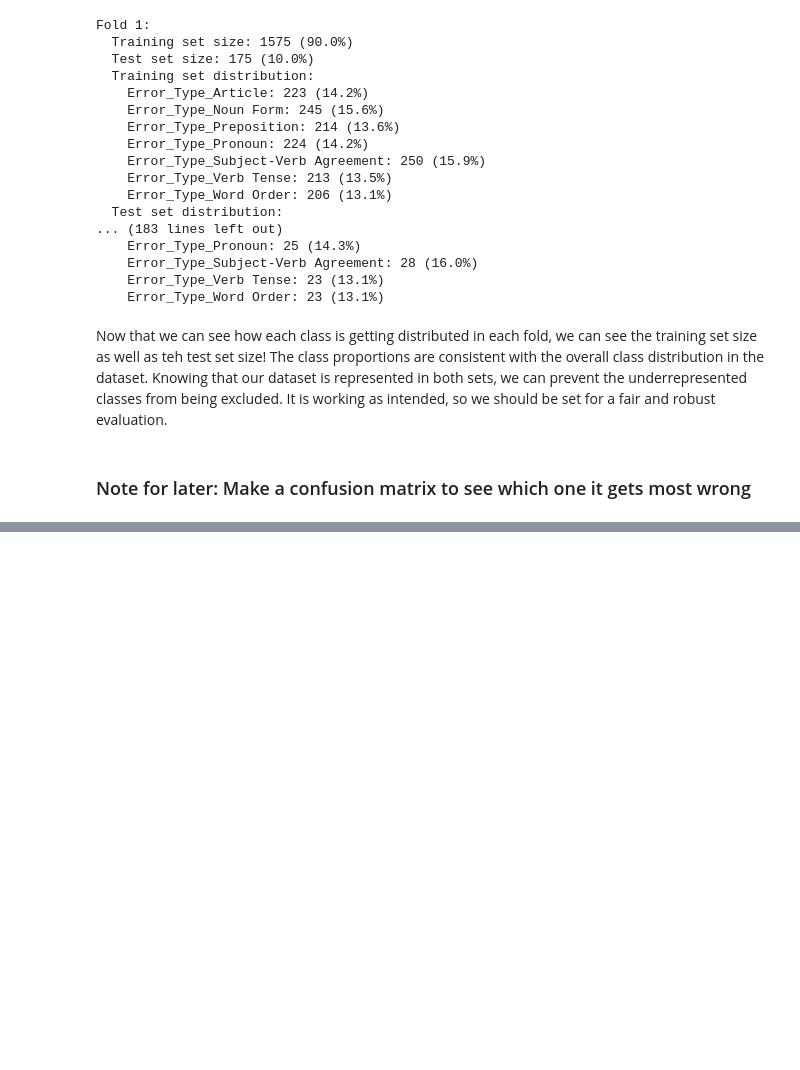
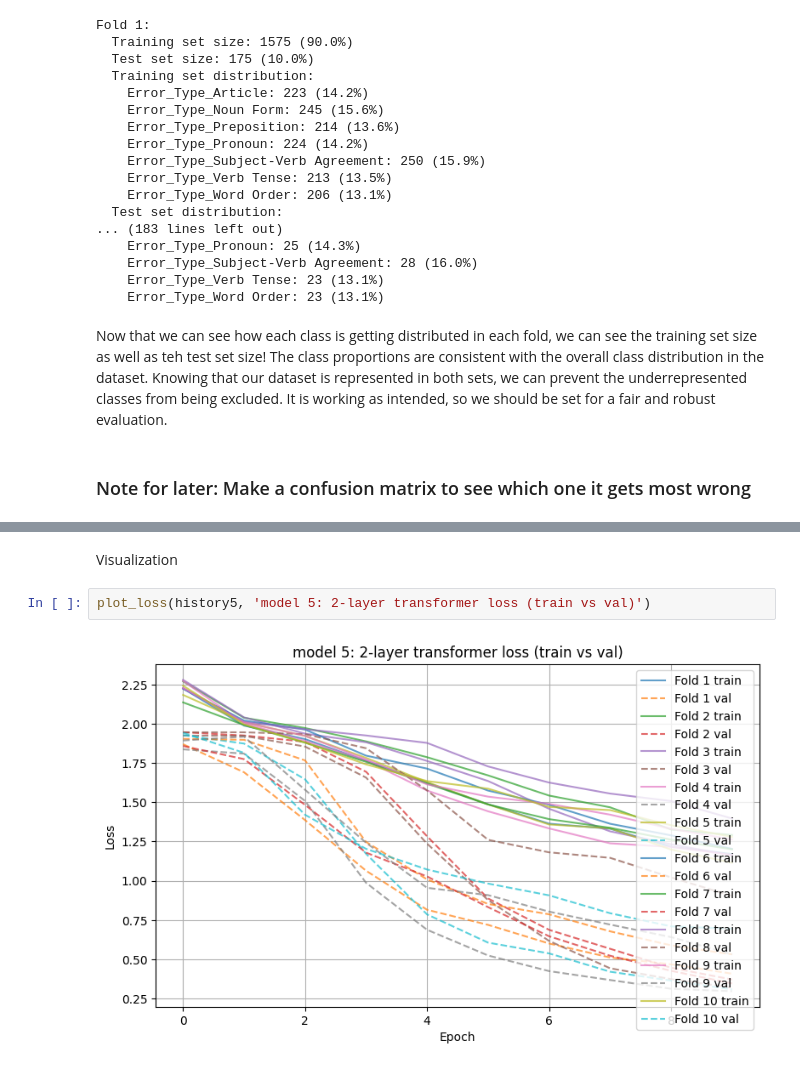
Before and after one commit to lukeVoinov/Machine-Learning-in-Python, a Jupyter notebook: Lab 7 - Sequential Networks/Lab7.ipynb, the cells around one changed output, grey strips where cells are left out. Saved outputs shown, nothing was run; the diff lists cells and outputs as text; blank space fills up the shorter version.

```diff
--- a/Lab 7 - Sequential Networks/Lab7.ipynb
+++ b/Lab 7 - Sequential Networks/Lab7.ipynb
@@ -414,0 +955,6 @@ Now that we can see how each class is getting distributed in each fold, we can s
+# %% [markdown]
+Visualization
+# %%
+plot_loss(history5, 'model 5: 2-layer transformer loss (train vs val)')
+# %% [output]
+[figure, added]
```
Also changed, not shown: parts of 29 cells of this notebook.
